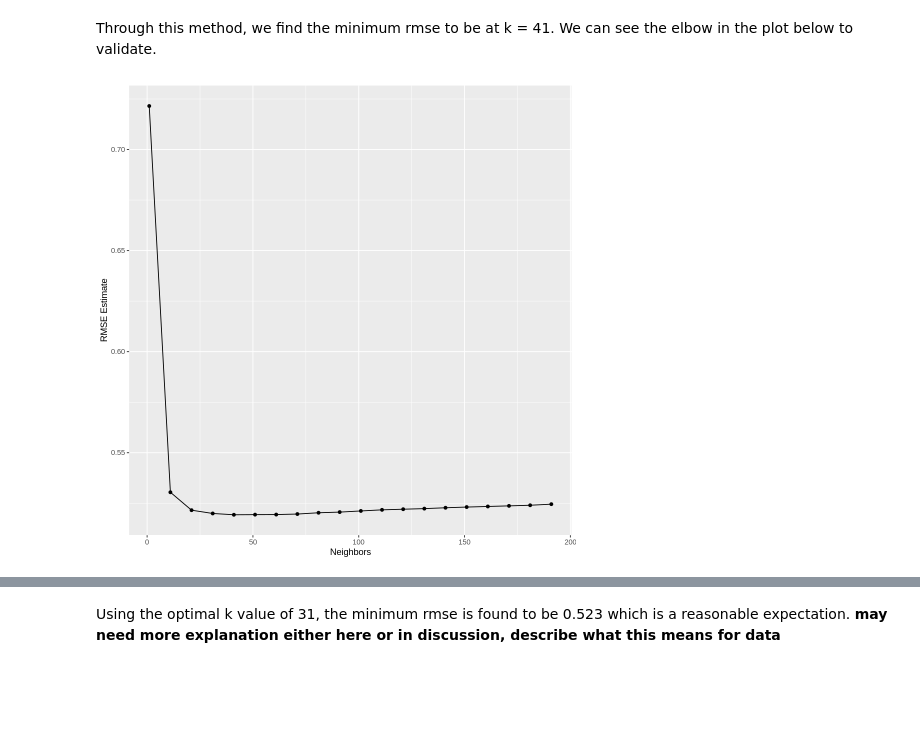
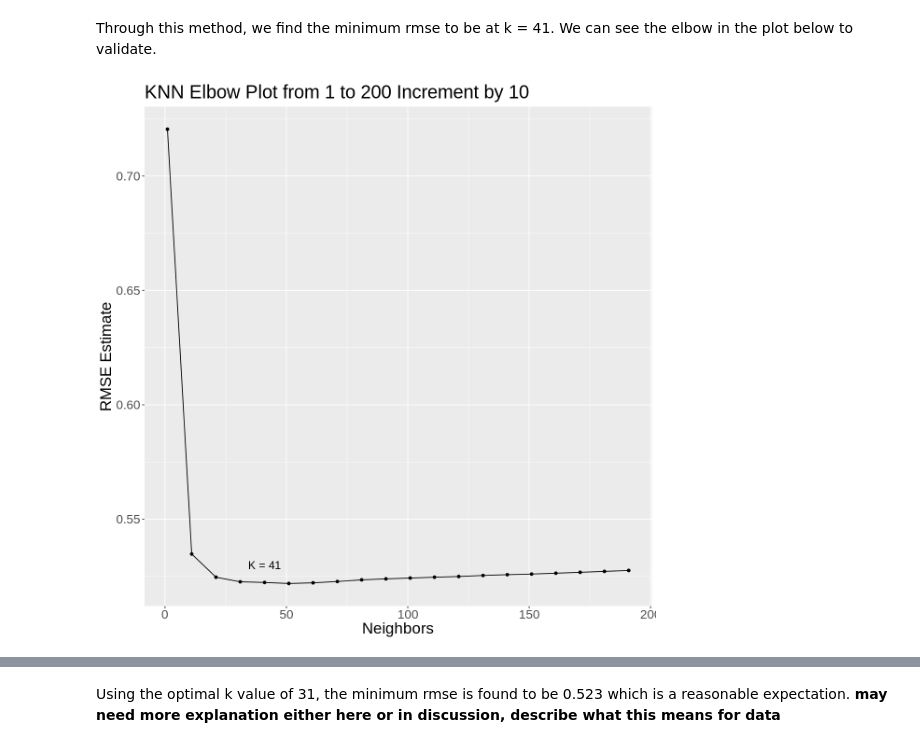
Before and after one commit to FionaC124/group-one-project, a Jupyter notebook: Final-Project.ipynb, the cells around one changed output, grey strips where cells are left out. Cells and saved outputs as stored; diff of their text form; code cells hidden in the pictures; blank space fills up the shorter version.

```diff
--- a/Final-Project.ipynb
+++ b/Final-Project.ipynb
@@ -7,3 +7,5 @@ library(GGally)
 library(ggplot2)
 library(grid)
 library(gridExtra)
+
+theme_set(theme_gray())
@@ -456,14 +454,16 @@ Through this method, we find the minimum rmse to be at k = 41. We can see the el
 # %%
 rmse_tune_final <- dass_results_200 %>%
       filter(.metric == "rmse")
 
 rmse_versus_k_final <- ggplot(rmse_tune_final, aes(x = neighbors, y = mean))+
       geom_point() +
       geom_line() +
-      labs(x = "Neighbors", y = "RMSE Estimate")
+      labs(x = "Neighbors", y = "RMSE Estimate", title = "KNN Elbow Plot from 1 to 200 Increment by 10") +
+      theme(text = element_text(size = 20)) +
+      annotate("text", x = 41, y = 0.53, label = "K = 41", size = 5)
 rmse_versus_k_final
 # %% [output]
-[figure, old version]
+[figure, new version]
 # %%
 # Final Knn Model
 set.seed(1234)
```
Also changed, not shown: parts of 16 cells of this notebook.
